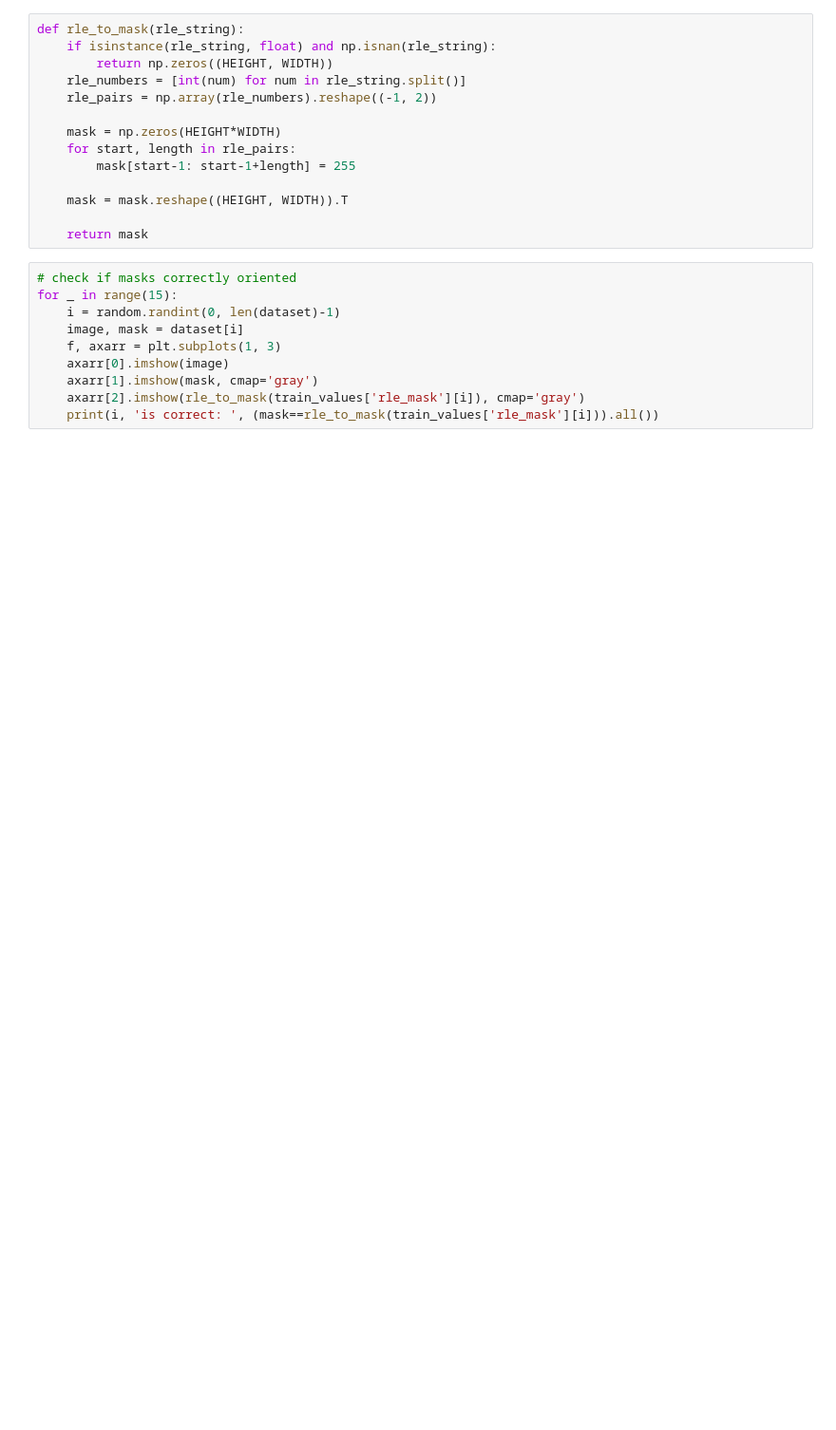
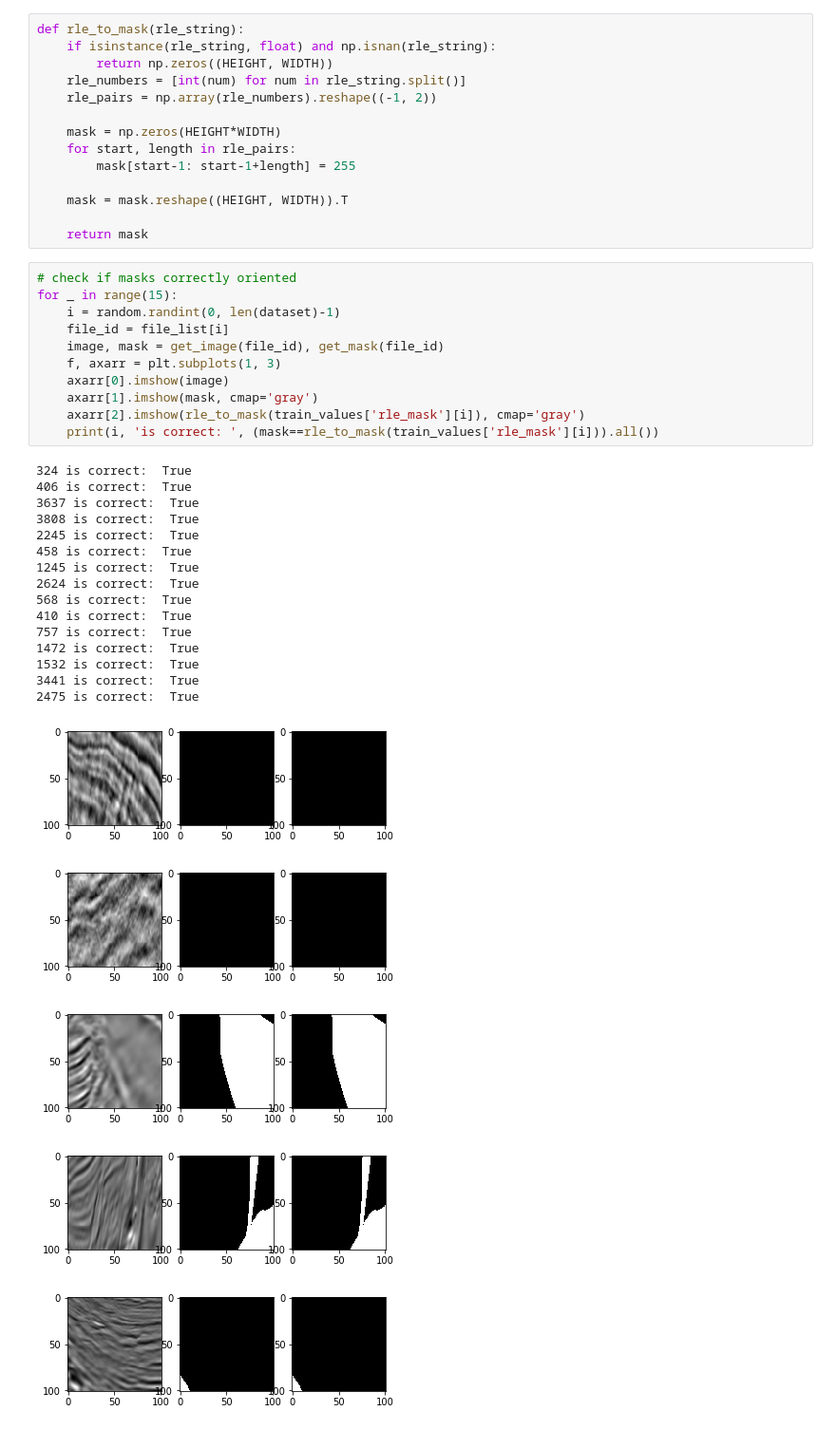
Before and after one commit to kirill-fedyanin/kaggle_tgs_salt, a Jupyter notebook: salt.ipynb, the cells around one changed output. Shown: that part at 95% size. Cells and saved outputs as stored; diff of their text form; blank space fills up the shorter version.

```diff
--- a/salt.ipynb
+++ b/salt.ipynb
@@ -66,10 +61,32 @@ def rle_to_mask(rle_string):
 # %%
 # check if masks correctly oriented
 for _ in range(15):
     i = random.randint(0, len(dataset)-1)
-    image, mask = dataset[i]
+    file_id = file_list[i]
+    image, mask = get_image(file_id), get_mask(file_id)
     f, axarr = plt.subplots(1, 3)
     axarr[0].imshow(image)
     axarr[1].imshow(mask, cmap='gray')
     axarr[2].imshow(rle_to_mask(train_values['rle_mask'][i]), cmap='gray')
     print(i, 'is correct: ', (mask==rle_to_mask(train_values['rle_mask'][i])).all())
+# %% [output]
+324 is correct:  True
+406 is correct:  True
+3637 is correct:  True
+3808 is correct:  True
+2245 is correct:  True
+458 is correct:  True
+1245 is correct:  True
+2624 is correct:  True
+568 is correct:  True
+410 is correct:  True
+757 is correct:  True
+1472 is correct:  True
+1532 is correct:  True
+3441 is correct:  True
+2475 is correct:  True
+[figure, added]
+[figure, added]
+[figure, added]
+[figure, added]
+[figure, added]
```
Also changed, not shown: parts of 10 cells of this notebook.
